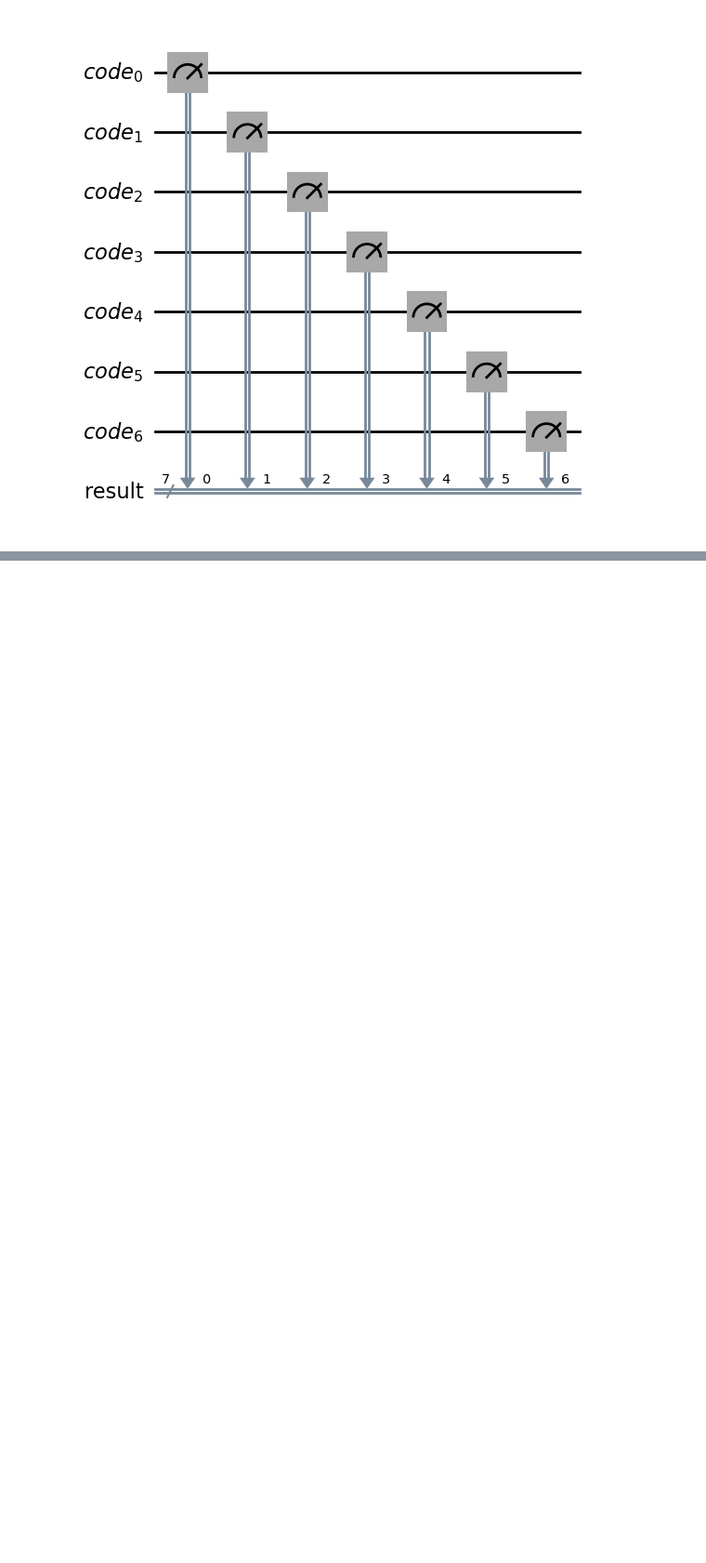
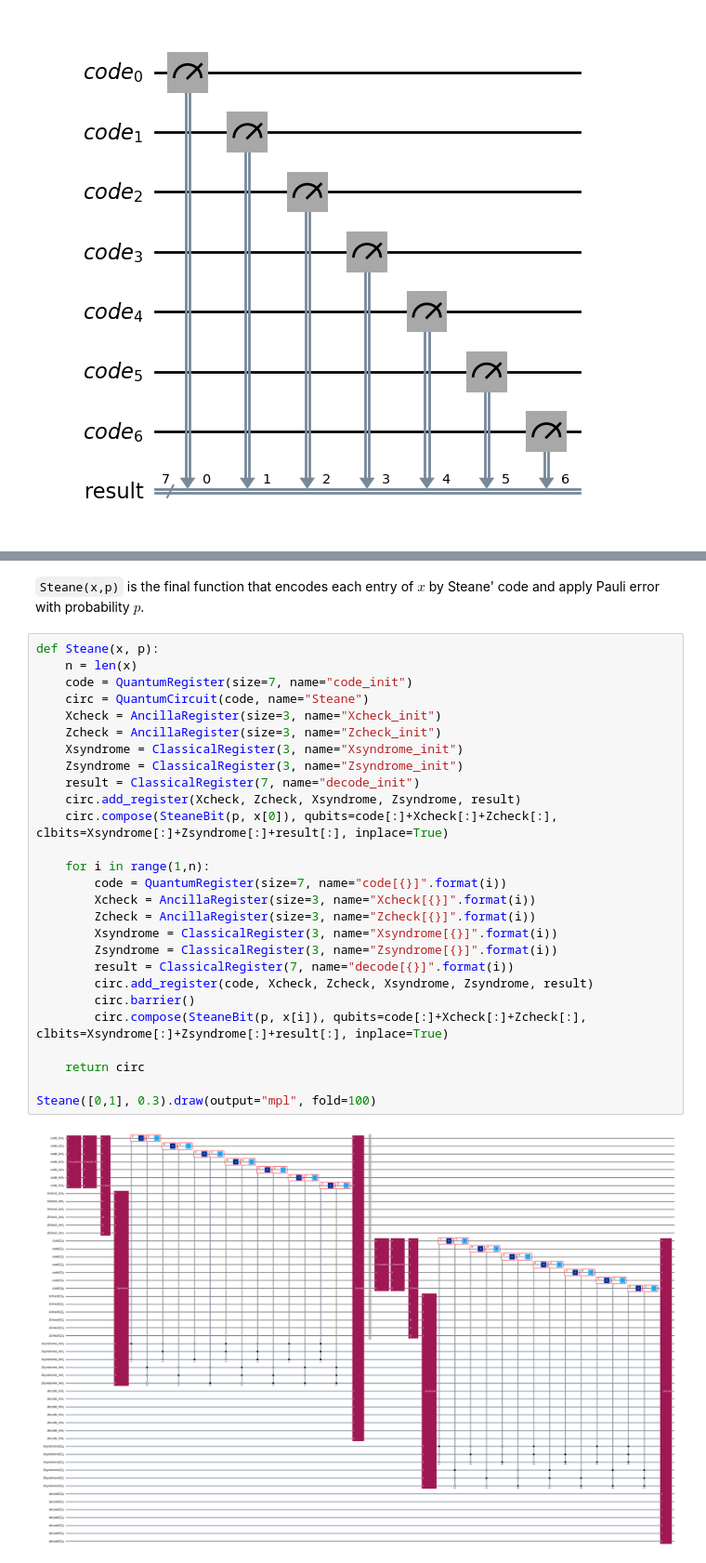
Before and after one commit to tzhu67/PauliErrorSteaneCode, a Jupyter notebook: PauliErrorSteaneCode.ipynb, the cells around one changed output, grey strips where cells are left out. Shown at 93% size. Drawn from its saved outputs; the diff is of its cells as text; blank space fills up the shorter version.

```diff
--- a/PauliErrorSteaneCode.ipynb
+++ b/PauliErrorSteaneCode.ipynb
@@ -184,0 +219,31 @@ sum([distribution[cw]for cw in codewords if cw in distribution.keys()])
+# %% [markdown]
+`Steane(x,p)` is the final function that encodes each entry of $x$ by Steane' code and apply Pauli error with probability $p$.
+# %%
+def Steane(x, p):
+    n = len(x)
+    code = QuantumRegister(size=7, name="code_init")
+    circ = QuantumCircuit(code, name="Steane")
+    Xcheck = AncillaRegister(size=3, name="Xcheck_init")
+    Zcheck = AncillaRegister(size=3, name="Zcheck_init")
+    Xsyndrome = ClassicalRegister(3, name="Xsyndrome_init")
+    Zsyndrome = ClassicalRegister(3, name="Zsyndrome_init")
+    result = ClassicalRegister(7, name="decode_init")
+    circ.add_register(Xcheck, Zcheck, Xsyndrome, Zsyndrome, result)
+    circ.compose(SteaneBit(p, x[0]), qubits=code[:]+Xcheck[:]+Zcheck[:], clbits=Xsyndrome[:]+Zsyndrome[:]+result[:], inplace=True)
+
+    for i in range(1,n):
+        code = QuantumRegister(size=7, name="code[{}]".format(i))
+        Xcheck = AncillaRegister(size=3, name="Xcheck[{}]".format(i))
+        Zcheck = AncillaRegister(size=3, name="Zcheck[{}]".format(i))
+        Xsyndrome = ClassicalRegister(3, name="Xsyndrome[{}]".format(i))
+        Zsyndrome = ClassicalRegister(3, name="Zsyndrome[{}]".format(i))
+        result = ClassicalRegister(7, name="decode[{}]".format(i))
+        circ.add_register(code, Xcheck, Zcheck, Xsyndrome, Zsyndrome, result)
+        circ.barrier()
+        circ.compose(SteaneBit(p, x[i]), qubits=code[:]+Xcheck[:]+Zcheck[:], clbits=Xsyndrome[:]+Zsyndrome[:]+result[:], inplace=True)
+
+    return circ
+
+Steane([0,1], 0.3).draw(output="mpl", fold=100)
+# %% [output]
+[figure, added]
```
Also changed, not shown: parts of 15 cells of this notebook.
